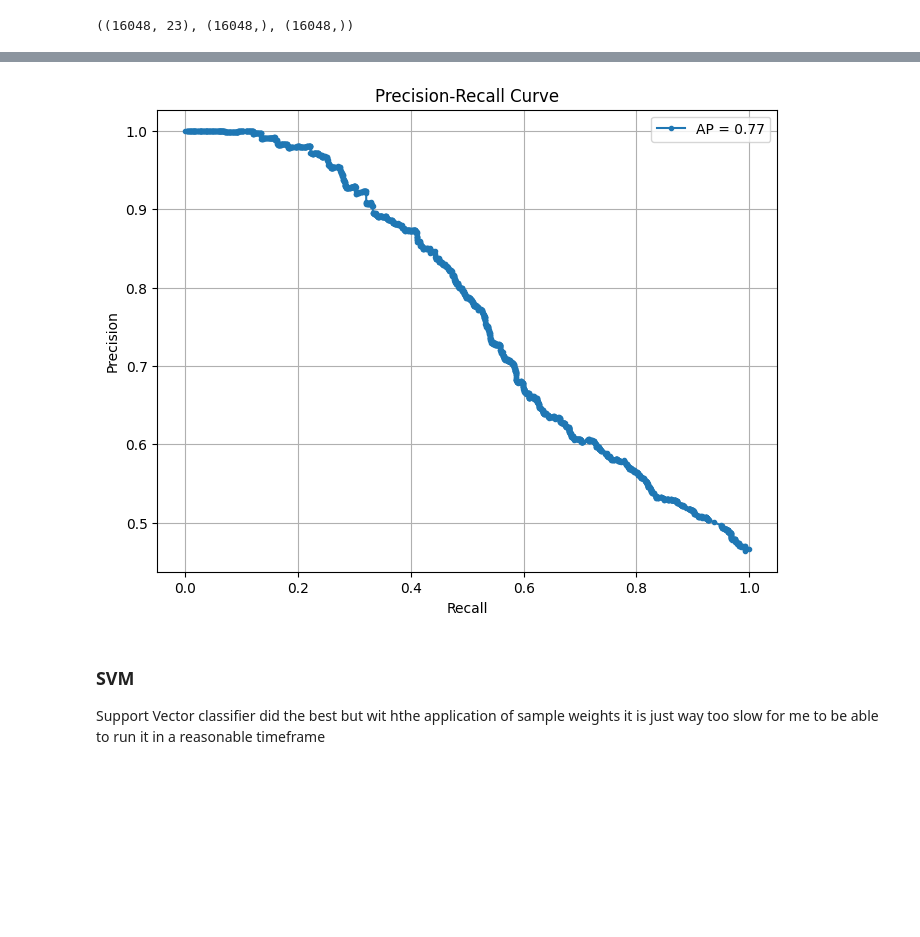
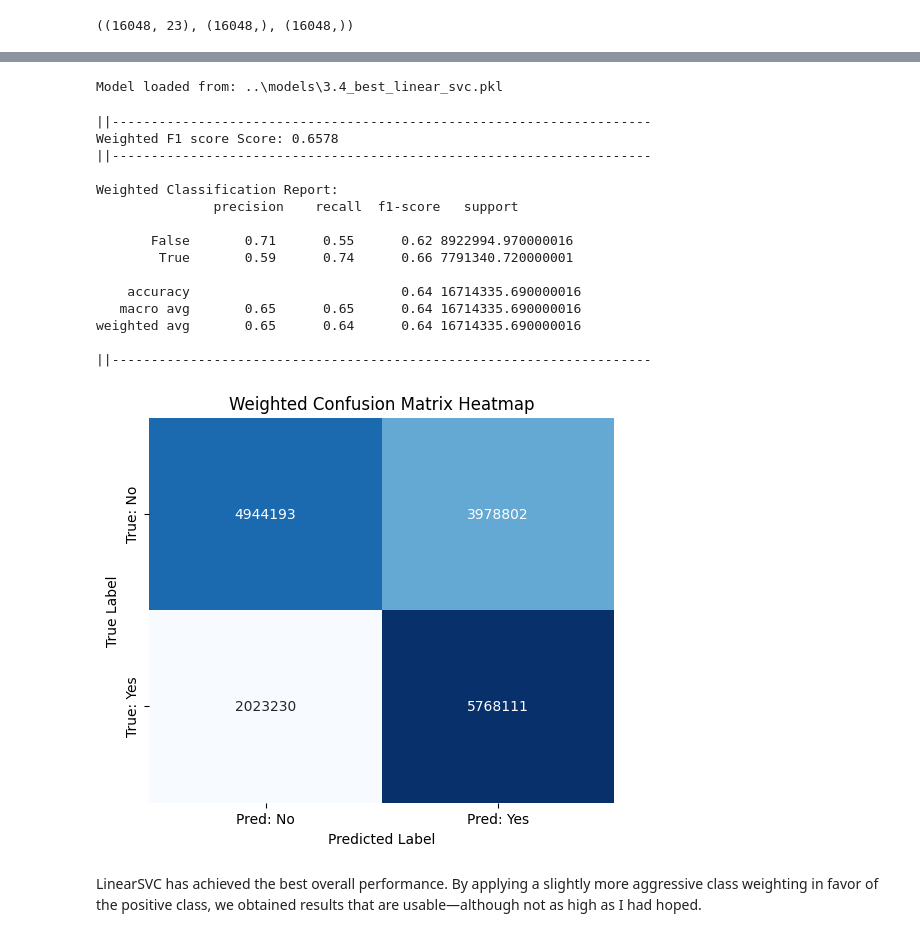
Before and after one commit to JustaKris/XYZ-Marketing-Campaign, a Jupyter notebook: notebooks/04_XYZ_campaign_predictive_modeling.ipynb, the cells around one changed output, grey strips where cells are left out. Saved outputs shown, nothing was run; the diff lists cells and outputs as text; code cells hidden in the pictures; blank space fills up the shorter version.

Commit message:
Done
- Finished model training section
- Returned PERSON_ID to the dataset as it may be of use in some cases
- Saved models

```diff
--- a/notebooks/04_XYZ_campaign_predictive_modeling.ipynb
+++ b/notebooks/04_XYZ_campaign_predictive_modeling.ipynb
@@ -546,16 +490,0 @@ X_train_scaled_selected.shape, X_test_scaled_selected.shape
-# %%
-# Fit the model using training data and sample weights
-grid_search.fit(X_train_scaled_selected, y_train, sample_weight=w_train)
-
-# Get the best model from GridSearchCV
-best_rf_selected = grid_search.best_estimator_
-
-# Predict probabilities (probability of Purchase = 1) on test set
-y_pred_proba = best_rf_selected.predict_proba(X_test_scaled_selected)[:, 1]
-
-# Evaluate the best model using ROC AUC score
-roc_auc = roc_auc_score(y_test, y_pred_proba, sample_weight=w_test)
-print("Best Model ROC AUC Score:", roc_auc)
-
-# Display best hyperparameters found by GridSearchCV
-print("Best Hyperparameters:", grid_search.best_params_)
@@ -674,9 +572,47 @@ plt.show()
+# %%
+best_linear_svc = load_model("3.4_best_linear_svc.pkl")
+# %% [output]
+Model loaded from: ..\models\3.4_best_linear_svc.pkl
+# %%
+if not best_linear_svc:
+
+    # Define custom class weights
+    class_weights = {0: 0.35, 1: 0.65}
+
+    # Initialize LinearSVC
+    linear_svc = LinearSVC(
+        class_weight=class_weights,
+        random_state=42
+        )
+
+    # SVC param grid
+    linear_svc_param_grid = {
+        'C': [0.01, 0.1, 1, 10, 100],           # Regularization strength: smaller values specify stronger regularization.
+        'loss': ['hinge', 'squared_hinge'],      # Loss functions to try.
+        'max_iter': [1000, 5000, 10000]           # Increase iterations to ensure convergence.
+    }
+
+    # Tune params
+    best_linear_svc = tune_params(linear_svc, X_train_scaled, X_test_scaled, y_train, y_test, w_train, w_test, linear_svc_param_grid)
+
+    # Save best model
+    save_model(best_linear_svc, "3.4_best_linear_svc.pkl")
 # %%
-# Example usage:
-plot_precision_recall_curve(best_gb, X_test_scaled, y_test, w_test)
+evaluate_model_performance(best_linear_svc, X_test_scaled, y_test, w_test)
 # %% [output]
+||---------------------------------------------------------------------
+Weighted F1 score Score: 0.6578
+||---------------------------------------------------------------------
+
+Weighted Classification Report:
+               precision    recall  f1-score   support
+
+       False       0.71      0.55      0.62 8922994.970000016
+        True       0.59      0.74      0.66 7791340.720000001
+
+    accuracy                           0.64 16714335.690000016
+   macro avg       0.65      0.65      0.64 16714335.690000016
+weighted avg       0.65      0.64      0.64 16714335.690000016
+
+||---------------------------------------------------------------------
-[figure, old version]
+[figure, new version]
-# %% [markdown]
-### SVM
-
-Support Vector classifier did the best but wit hthe application of sample weights it is just way too slow for me to be able to run it in a reasonable timeframe
@@ -731,0 +619,2 @@ Support Vector classifier did the best but wit hthe application of sample weight
+# %% [markdown]
+LinearSVC has achieved the best overall performance. By applying a slightly more aggressive class weighting in favor of the positive class, we obtained results that are usable—although not as high as I had hoped.
```
Also changed, not shown: parts of 66 cells of this notebook, 10 other files.
